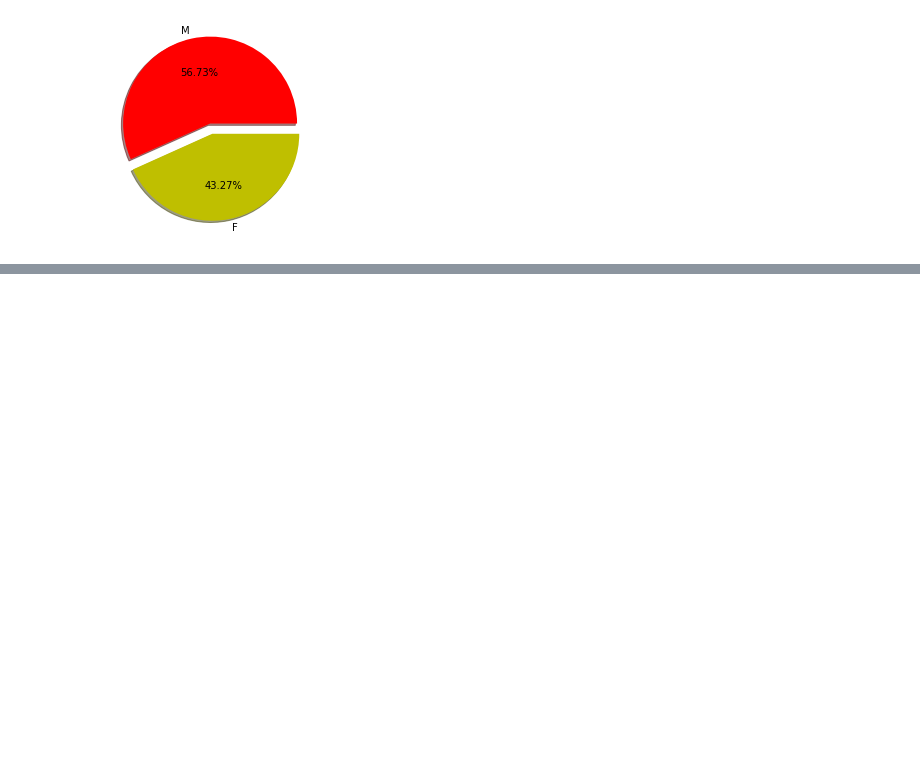
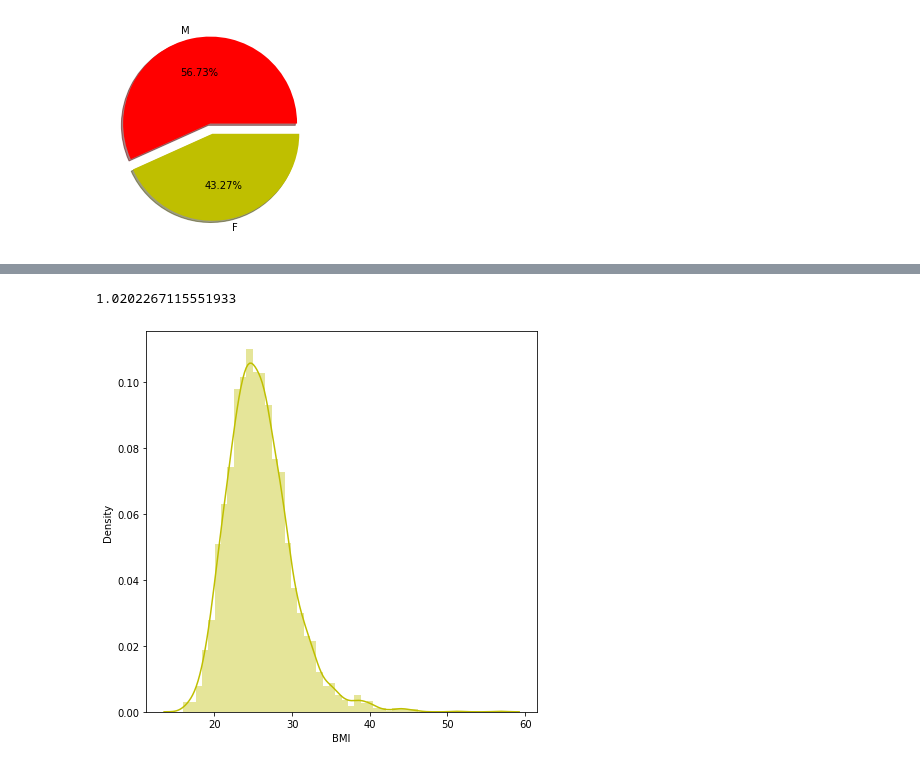
Before and after one commit to Shambhurajdesai/Capstone-3---Cardio-Vascular-Risk--Classification, a Jupyter notebook: Cardio_Vascular_Risk_Capstone_3.ipynb, the cells around one changed output, grey strips where cells are left out. Saved outputs shown, nothing was run; the diff lists cells and outputs as text; code cells hidden in the pictures; blank space fills up the shorter version.

```diff
--- a/Cardio_Vascular_Risk_Capstone_3.ipynb
+++ b/Cardio_Vascular_Risk_Capstone_3.ipynb
@@ -345,0 +380,10 @@ plt.pie(df['sex'].value_counts(),shadow=True,labels=['M','F'],colors=('r','y'),a
+# %%
+#checking normality for BMI variable and the skewness of the data set
+fig = plt.figure(figsize=(7,7))
+ax = fig.gca()
+sns.distplot(df['BMI'],color = 'y')
+
+df['BMI'].skew()
+# %% [output]
+1.0202267115551933
+[figure, added]
```
Also changed, not shown: parts of 31 cells of this notebook.
